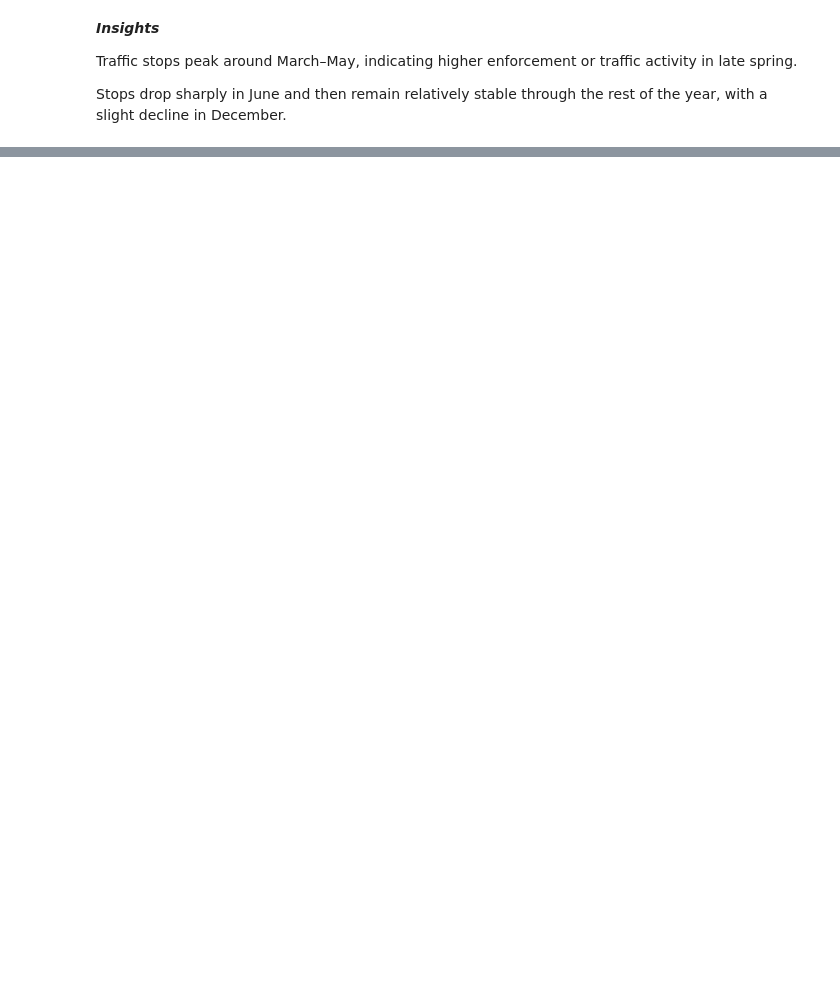
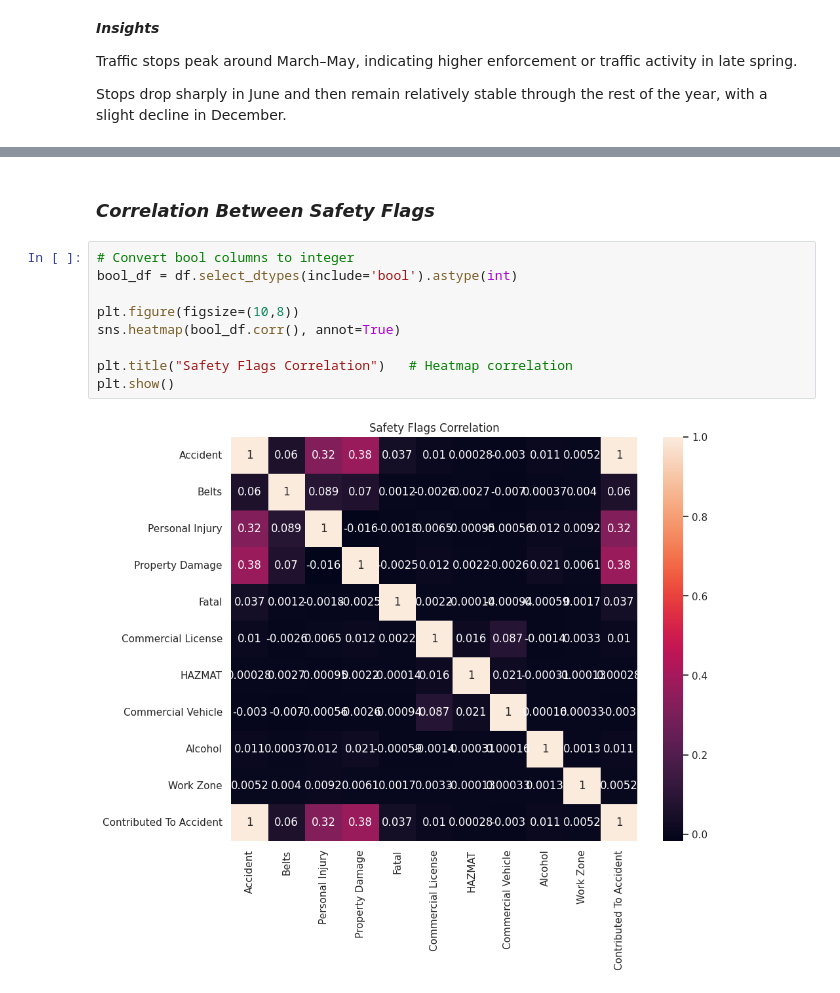
Before and after one commit to manoj-thomas369/Traffic-Violations-Insight-System, a Jupyter notebook: EDA.ipynb, the cells around one changed output, grey strips where cells are left out. Drawn from its saved outputs; the diff is of its cells as text; blank space fills up the shorter version.

```diff
--- a/EDA.ipynb
+++ b/EDA.ipynb
@@ -390,0 +417,13 @@ Stops drop sharply in June and then remain relatively stable through the rest of
+# %% [markdown]
+### ***Correlation Between Safety Flags***
+# %%
+# Convert bool columns to integer
+bool_df = df.select_dtypes(include='bool').astype(int)
+
+plt.figure(figsize=(10,8))
+sns.heatmap(bool_df.corr(), annot=True)
+
+plt.title("Safety Flags Correlation")   # Heatmap correlation
+plt.show()
+# %% [output]
+[figure, added]
```
Also changed, not shown: parts of 32 cells of this notebook, 1 other file.
